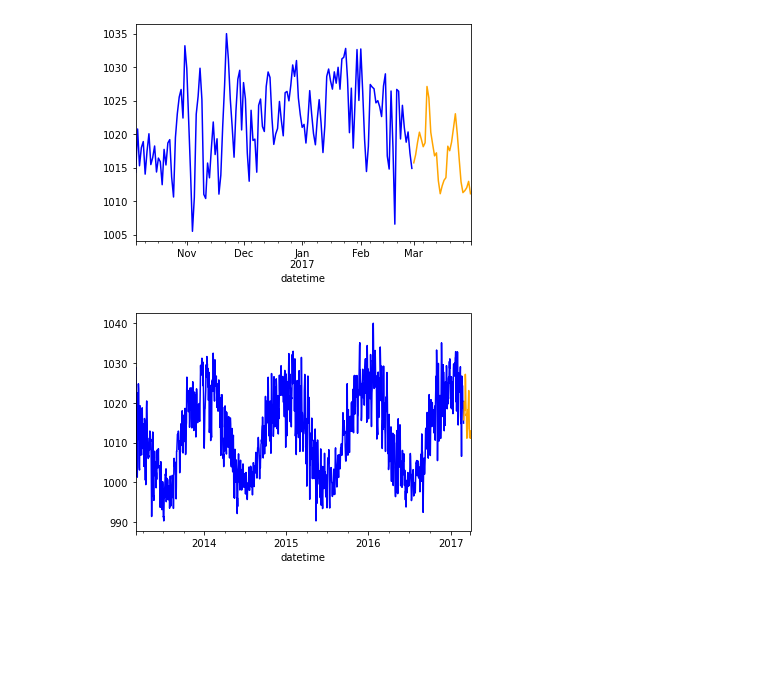
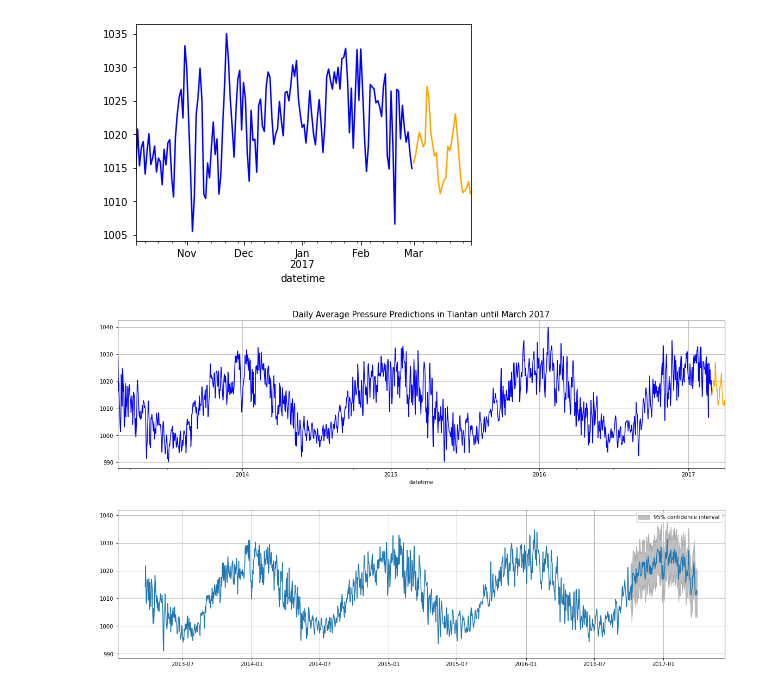
Before and after one commit to tontan2545/Big-Data-and-Artificial-Intelligence, a Jupyter notebook: W5_Time_Series/HW5_PRSA_Data_Tiantan.ipynb, the cells around one changed output. Saved outputs shown, nothing was run; the diff lists cells and outputs as text; code cells hidden in the pictures; blank space fills up the shorter version.

```diff
--- a/W5_Time_Series/HW5_PRSA_Data_Tiantan.ipynb
+++ b/W5_Time_Series/HW5_PRSA_Data_Tiantan.ipynb
@@ -183,6 +184,3 @@ df_pres.plot(figsize=(12,6))
 [figure]
 # %% [markdown]
 The data looks to be having a constant mean with seasonality.
-# %%
-df_train['p_lag1'] = df_train.shift(1)
-df_train
@@ -367,8 +366,17 @@ plt.show()
 # %% [output]
 [figure]
 # %%
+plt.figure(figsize = (20,5))
+plt.title('Daily Average Pressure Predictions in Tiantan until March 2017', fontsize=15)
 df['PRES'].plot(color='blue')
 march_pred.plot(color='orange')
+plt.grid()
 plt.show()
 # %% [output]
-[figure, old version]
+[figure, new version]
+# %%
+result.plot_predict(start=df.index[0],end='2017-03-31', figsize=(20,5))
+plt.grid()
+plt.show()
+# %% [output]
+[figure, added]
```
Also changed, not shown: parts of 15 cells of this notebook.
